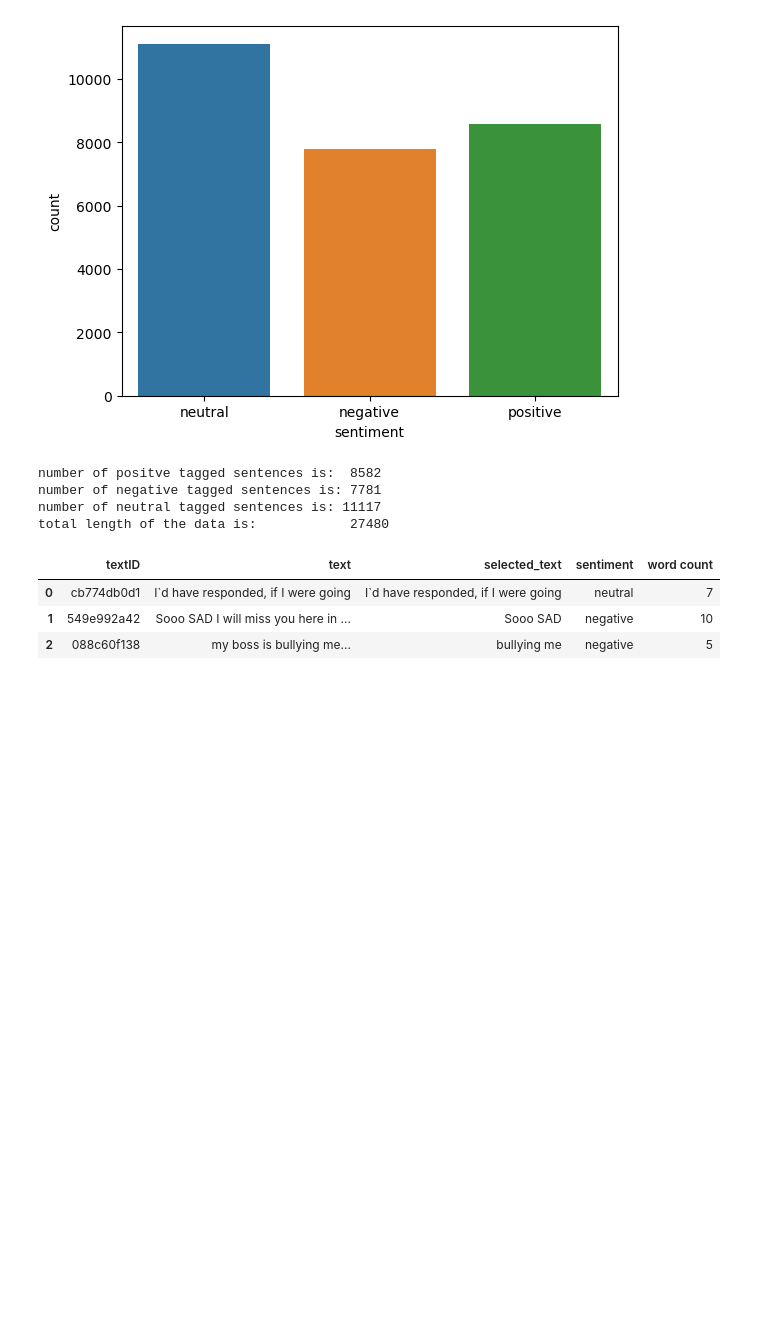
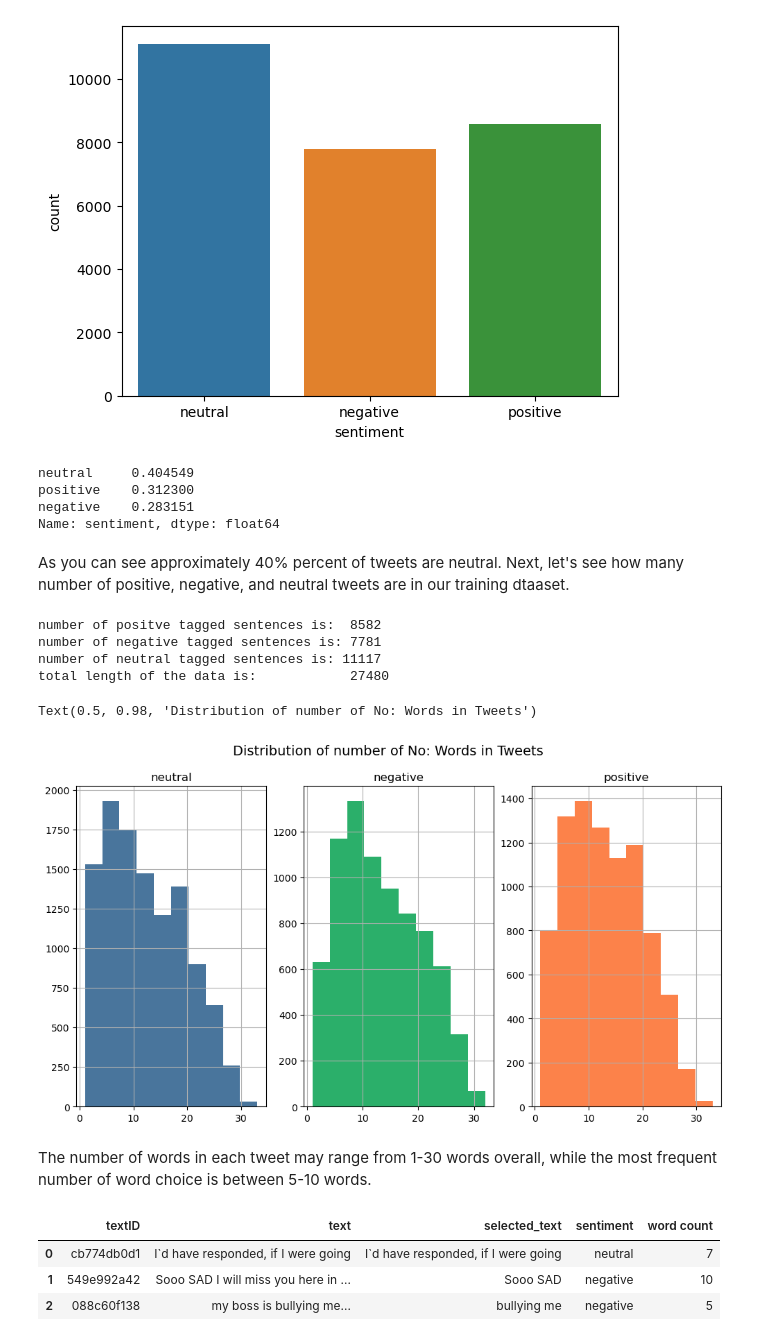
Before and after one commit to dilruu89/Kaggle, a Jupyter notebook: nlp-02-tweet-sentiment-extraction.ipynb, the cells around one changed output. Drawn from its saved outputs; the diff is of its cells as text; code cells hidden in the pictures; blank space fills up the shorter version.

Commit message:
Kaggle Notebook | NLP_02:Tweet Sentiment Extraction | Version 5

```diff
--- a/nlp-02-tweet-sentiment-extraction.ipynb
+++ b/nlp-02-tweet-sentiment-extraction.ipynb
@@ -213,3 +247,12 @@ sns.countplot(x='sentiment', data=train_data)
+# %%
+train_data['sentiment'].value_counts(normalize=True)
+# %% [output]
+neutral     0.404549
+positive    0.312300
+negative    0.283151
+Name: sentiment, dtype: float64
+# %% [markdown]
+As you can see approximately 40% percent of tweets are neutral. Next, let's see how many number of positive, negative, and neutral tweets are in our training dtaaset.
 # %%
 # check the number of positive vs. negative tagged sentences
 positives = train_data['sentiment'][train_data.sentiment == 'positive']
@@ -224,6 +267,20 @@ number of positve tagged sentences is:  8582
 number of negative tagged sentences is: 7781
 number of neutral tagged sentences is: 11117
 total length of the data is:            27480
+# %%
+colors=['#49759c','#2baf6a','#fc824a']
+sent=train_data.sentiment.unique()
+fig,ax= plt.subplots(1,3,figsize=(12,6))
+for i in range(0,3):
+    train_data[train_data['sentiment']==sent[i]]['text'].str.split().str.len().hist(ax=ax[i],color=colors[i])
+    ax[i].set_title(sent[i])
+
+fig.suptitle("Distribution of number of No: Words in Tweets", fontsize=14)
+# %% [output]
+Text(0.5, 0.98, 'Distribution of number of No: Words in Tweets')
+[figure, added]
+# %% [markdown]
+The number of words in each tweet may range from 1-30 words overall, while the most frequent number of word choice is between 5-10 words.
 # %%
 # get a word count per sentence column
 def word_count(sentence):
```
Also changed, not shown: parts of 51 cells of this notebook.
